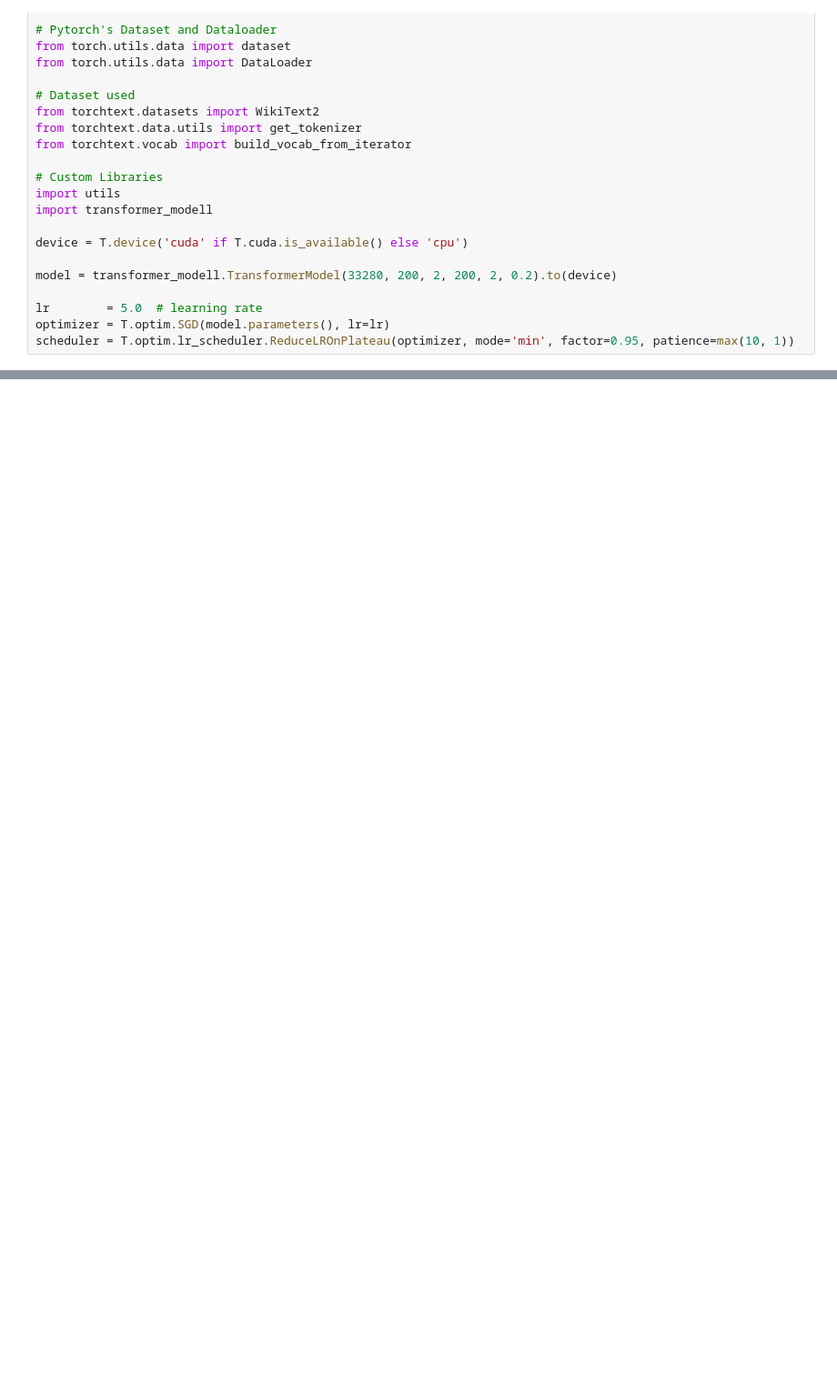
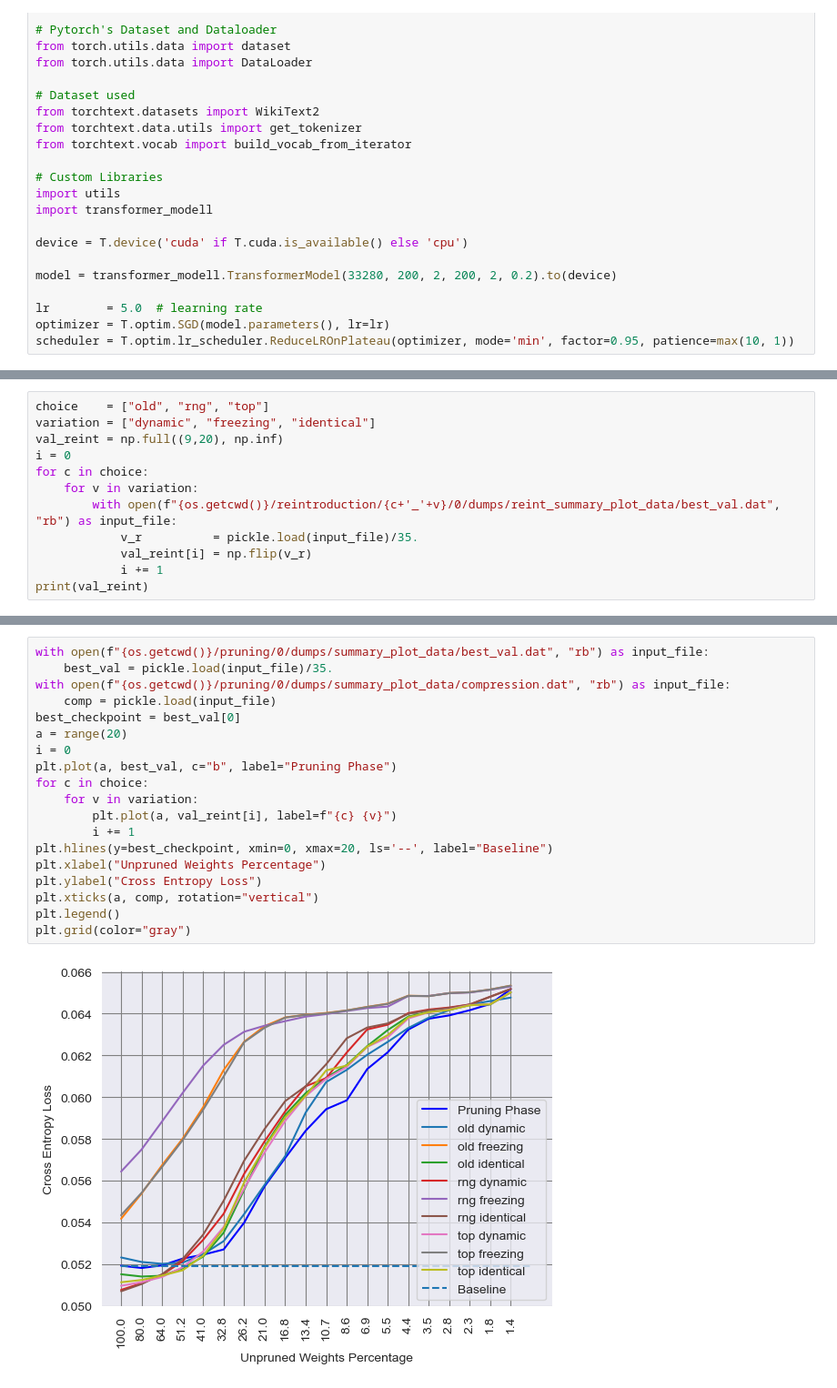
Before and after one commit to luca-scharr/CupCurriculum, a Jupyter notebook: testing_ground.ipynb, the cells around one changed output, grey strips where cells are left out. Shown at 91% size. Saved outputs shown, nothing was run; the diff lists cells and outputs as text; blank space fills up the shorter version.

```diff
--- a/testing_ground.ipynb
+++ b/testing_ground.ipynb
@@ -134,0 +161,12 @@ plt.grid(color="gray")
+# %%
+choice    = ["old", "rng", "top"]
+variation = ["dynamic", "freezing", "identical"]
+val_reint = np.full((9,20), np.inf)
+i = 0
+for c in choice:
+    for v in variation:
+        with open(f"{os.getcwd()}/reintroduction/{c+'_'+v}/0/dumps/reint_summary_plot_data/best_val.dat", "rb") as input_file:
+            v_r          = pickle.load(input_file)/35.
+            val_reint[i] = np.flip(v_r)
+            i += 1
+print(val_reint)
@@ -134,0 +191,21 @@ plt.grid(color="gray")
+# %%
+with open(f"{os.getcwd()}/pruning/0/dumps/summary_plot_data/best_val.dat", "rb") as input_file:
+    best_val = pickle.load(input_file)/35.
+with open(f"{os.getcwd()}/pruning/0/dumps/summary_plot_data/compression.dat", "rb") as input_file:
+    comp = pickle.load(input_file)
+best_checkpoint = best_val[0]
+a = range(20)
+i = 0
+plt.plot(a, best_val, c="b", label="Pruning Phase")
+for c in choice:
+    for v in variation:
+        plt.plot(a, val_reint[i], label=f"{c} {v}")
+        i += 1
+plt.hlines(y=best_checkpoint, xmin=0, xmax=20, ls='--', label="Baseline")
+plt.xlabel("Unpruned Weights Percentage")
+plt.ylabel("Cross Entropy Loss")
+plt.xticks(a, comp, rotation="vertical")
+plt.legend()
+plt.grid(color="gray")
+# %% [output]
+[figure, added]
```
Also changed, not shown: parts of 13 cells of this notebook.
